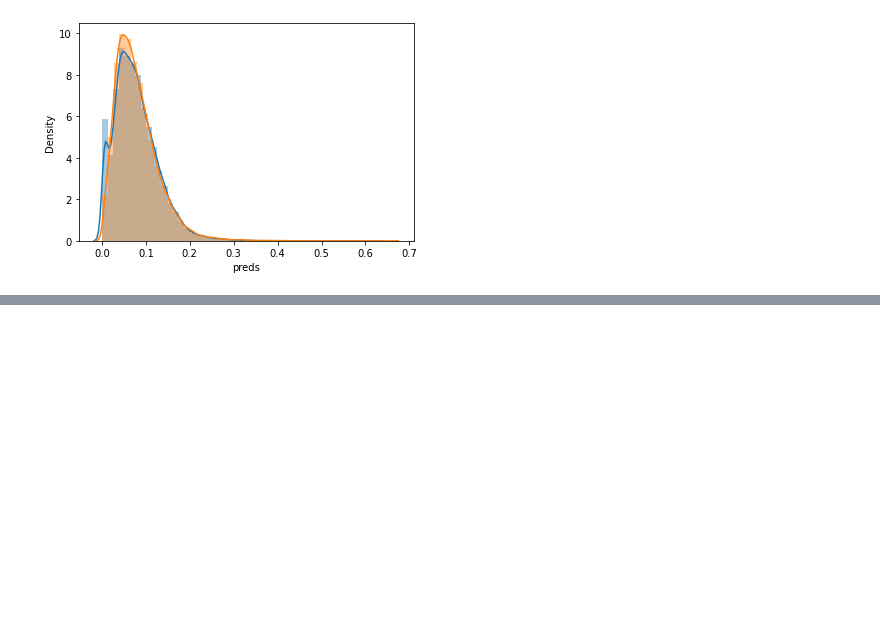
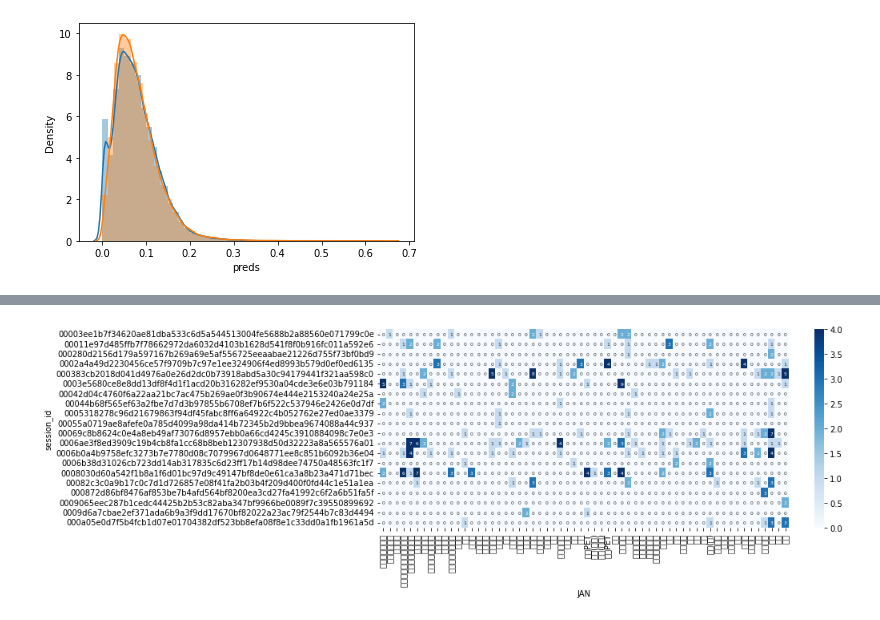
Before and after one commit to tenten0727/atmaCup13, a Jupyter notebook: notebook/006_user_cart_info.ipynb, the cells around one changed output, grey strips where cells are left out. Cells and saved outputs as stored; diff of their text form; code cells hidden in the pictures; blank space fills up the shorter version.

```diff
--- a/notebook/006_user_cart_info.ipynb
+++ b/notebook/006_user_cart_info.ipynb
@@ -1,10 +1,14 @@
 # %%
 import pandas as pd
 import numpy as np
+import os
+
 
 import sys
 sys.path.append('../src')
 from preprocess import get_train_test
+
+DATA_PATH = '../input/'
 # %%
 data = get_train_test(0)
 data.head()
@@ -99,3 +103,14 @@ sns.distplot(train['preds'], ax=ax, label='oof')
 plt.savefig('oof_test_distplot.png')
 # %% [output]
 [figure]
+# %%
+data = pd.read_csv(os.path.join(DATA_PATH, "session.csv"))
+test_session = pd.read_csv(os.path.join(DATA_PATH, "test_session.csv"))
+cart_log = pd.read_csv(os.path.join(DATA_PATH, "cart_log.csv"))
+master = pd.read_csv(os.path.join(DATA_PATH, "product_master.csv"))
+master_cheese = master[master['category']=='チーズ']
+# %%
+jan2department = dict(zip(master['JAN'], master['department']))
+cart_log = cart_log[~cart_log['JAN'].isin(master_cheese['JAN'].unique())]
+log_category = cart_log['JAN'].map(jan2department)
+log_category.value_counts().sort_values(ascending=True).head(20)
@@ -101,0 +153,11 @@ plt.savefig('oof_test_distplot.png')
+# %%
+use_department = log_category.value_counts()
+idx = log_category.isin(use_department.index)
+_piv = pd.pivot_table(data=cart_log[idx],
+                      index="session_id",
+                      columns=log_category[idx],
+                      aggfunc="sum",
+                      values="n_items")
+_piv = _piv.fillna(0).astype(int)
+target_columns = _piv.columns.tolist()
+_piv.head()
@@ -101,0 +173,7 @@ plt.savefig('oof_test_distplot.png')
+# %%
+fig, ax = plt.subplots(figsize=(15, 5))
+sns.heatmap(_piv.head(20), cmap="Blues", vmin=0, vmax=4, ax=ax, fmt="0d", annot=True, annot_kws={"fontsize": 6})
+
+fig.tight_layout()
+# %% [output]
+[figure, added]
```
Also changed, not shown: parts of 8 cells of this notebook, 6 other files.
